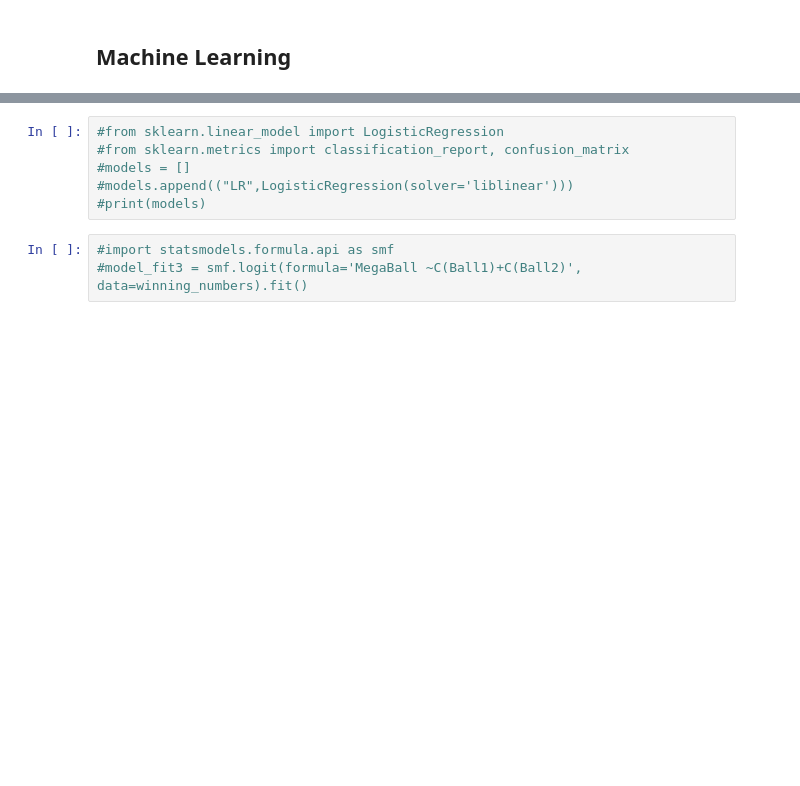
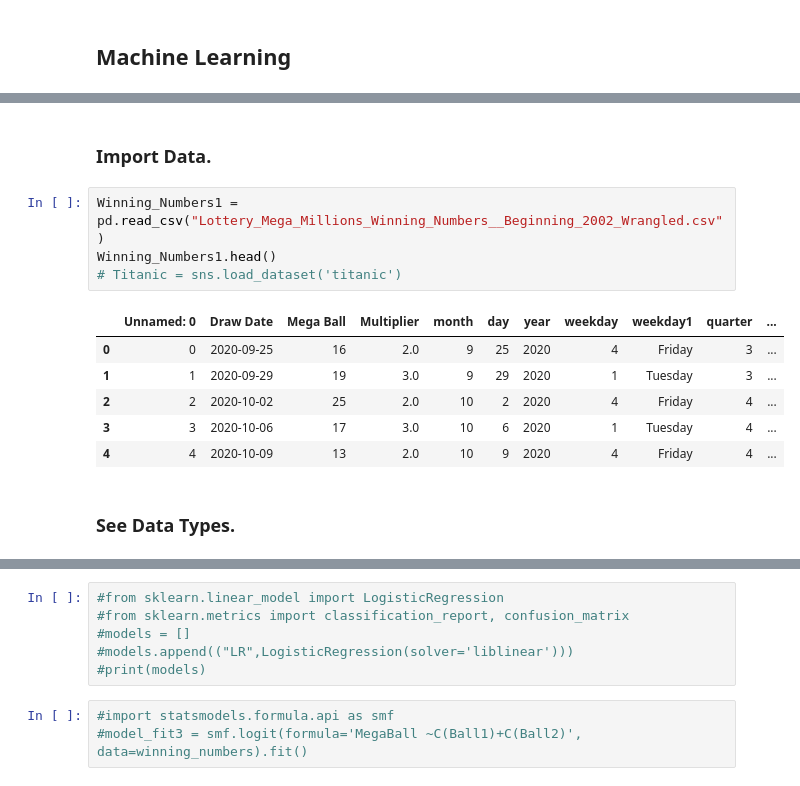
Before and after one commit to AlbiKovi/DSO110---Final-Group-Project, a Jupyter notebook: DSO110 - Final Group Project - Lottery (1).ipynb, the cells around one changed output, grey strips where cells are left out. Drawn from its saved outputs; the diff is of its cells as text; blank space fills up the shorter version.

```diff
--- a/DSO110 - Final Group Project - Lottery (1).ipynb
+++ b/DSO110 - Final Group Project - Lottery (1).ipynb
@@ -290,0 +306,15 @@ import numpy as np
+# %% [markdown]
+### Import Data.
+# %%
+Winning_Numbers1 = pd.read_csv("Lottery_Mega_Millions_Winning_Numbers__Beginning_2002_Wrangled.csv")
+Winning_Numbers1.head()
+# Titanic = sns.load_dataset('titanic')
+# %% [output]
+|  | Unnamed: 0 | Draw Date | Mega Ball | Multiplier | month | day | year | weekday | weekday1 | quarter | ... |
+| 0 | 0 | 2020-09-25 | 16 | 2.0 | 9 | 25 | 2020 | 4 | Friday | 3 | ... |
+| 1 | 1 | 2020-09-29 | 19 | 3.0 | 9 | 29 | 2020 | 1 | Tuesday | 3 | ... |
+| 2 | 2 | 2020-10-02 | 25 | 2.0 | 10 | 2 | 2020 | 4 | Friday | 4 | ... |
+| 3 | 3 | 2020-10-06 | 17 | 3.0 | 10 | 6 | 2020 | 1 | Tuesday | 4 | ... |
+| 4 | 4 | 2020-10-09 | 13 | 2.0 | 10 | 9 | 2020 | 4 | Friday | 4 | ... |
+# %% [markdown]
+### See Data Types.
```
Also changed, not shown: parts of 35 cells of this notebook.
